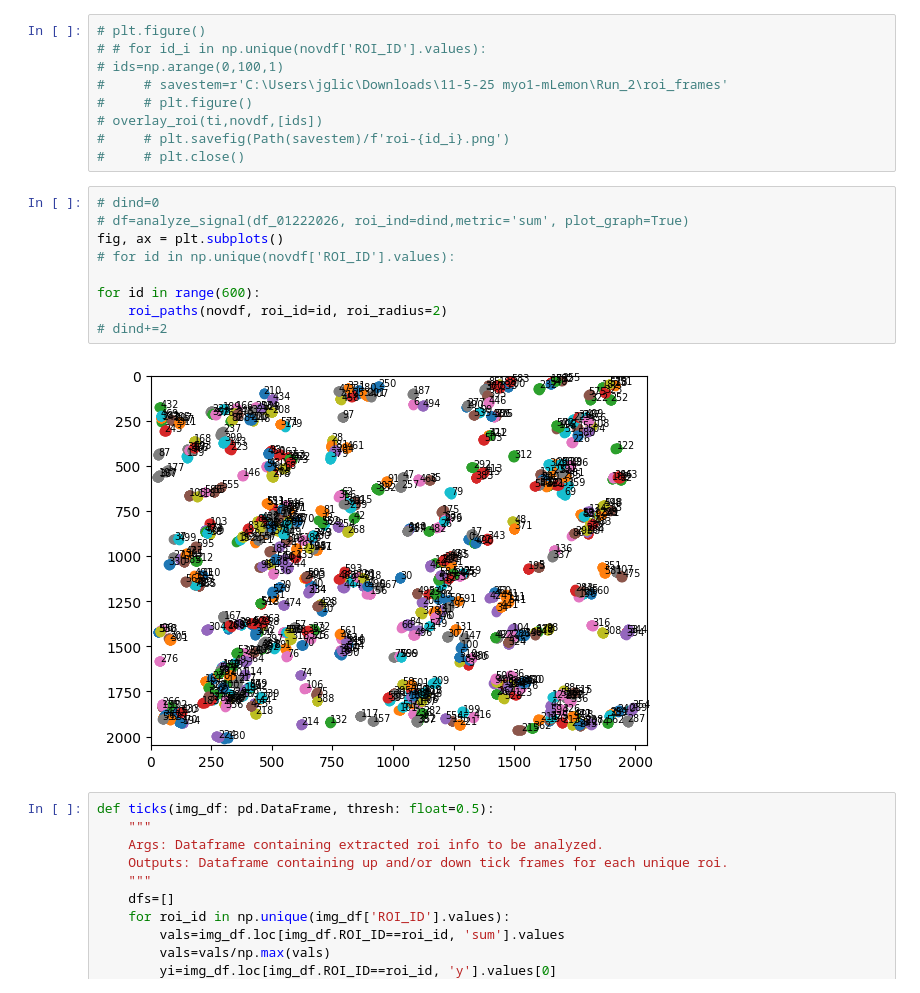
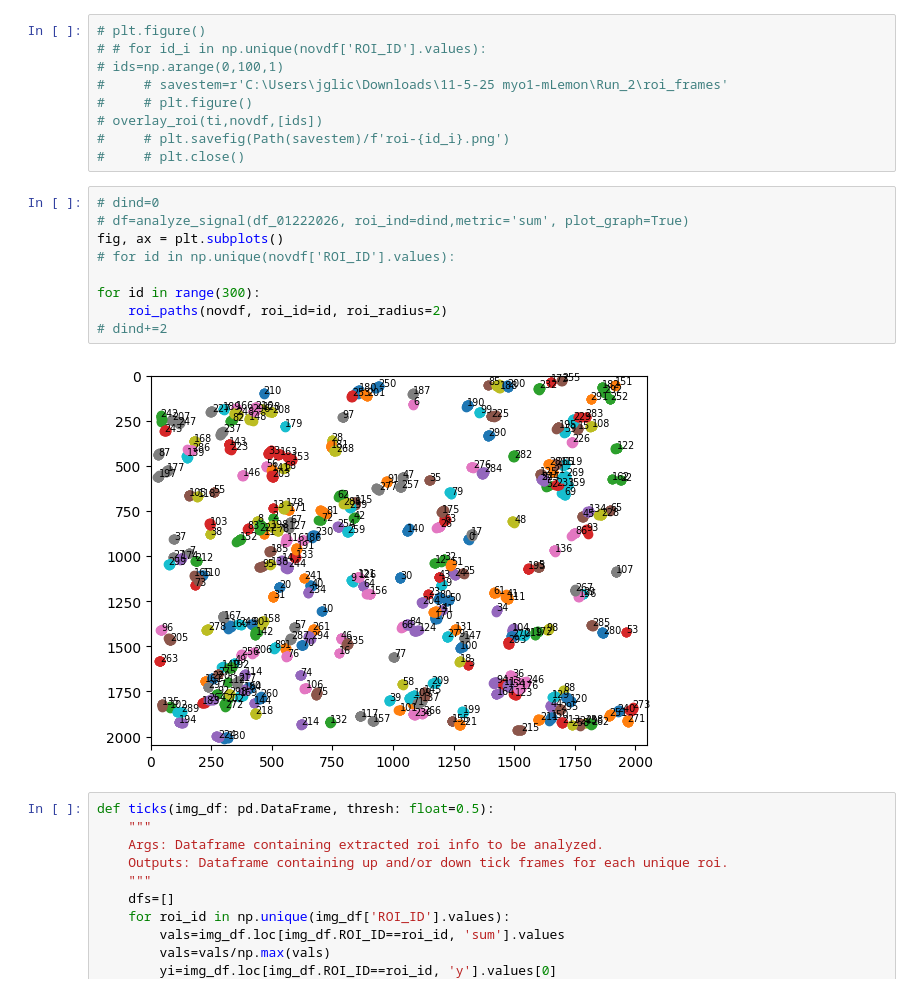
Before and after one commit to jglichowsk/organelle-measure, a Jupyter notebook: organelle_measure/notebooks/myo1-globular-timelapse-analysis.ipynb, the cells around one changed output. Saved outputs shown, nothing was run; the diff lists cells and outputs as text.

```diff
--- a/organelle_measure/notebooks/myo1-globular-timelapse-analysis.ipynb
+++ b/organelle_measure/notebooks/myo1-globular-timelapse-analysis.ipynb
@@ -321,14 +341,14 @@ def overlay_roi(img_or_path: str or np.ndarray, roi_df: pd.DataFrame, roi_ids: l
 # %%
 # dind=0
 # df=analyze_signal(df_01222026, roi_ind=dind,metric='sum', plot_graph=True)
 fig, ax = plt.subplots()
 # for id in np.unique(novdf['ROI_ID'].values):
 
-for id in range(600):
+for id in range(300):
     roi_paths(novdf, roi_id=id, roi_radius=2)
 # dind+=2
 # %% [output]
-[figure, old version]
+[figure, new version]
 # %%
 def ticks(img_df: pd.DataFrame, thresh: float=0.5):
     """
```
Also changed, not shown: parts of 9 cells of this notebook, 1 other file.
